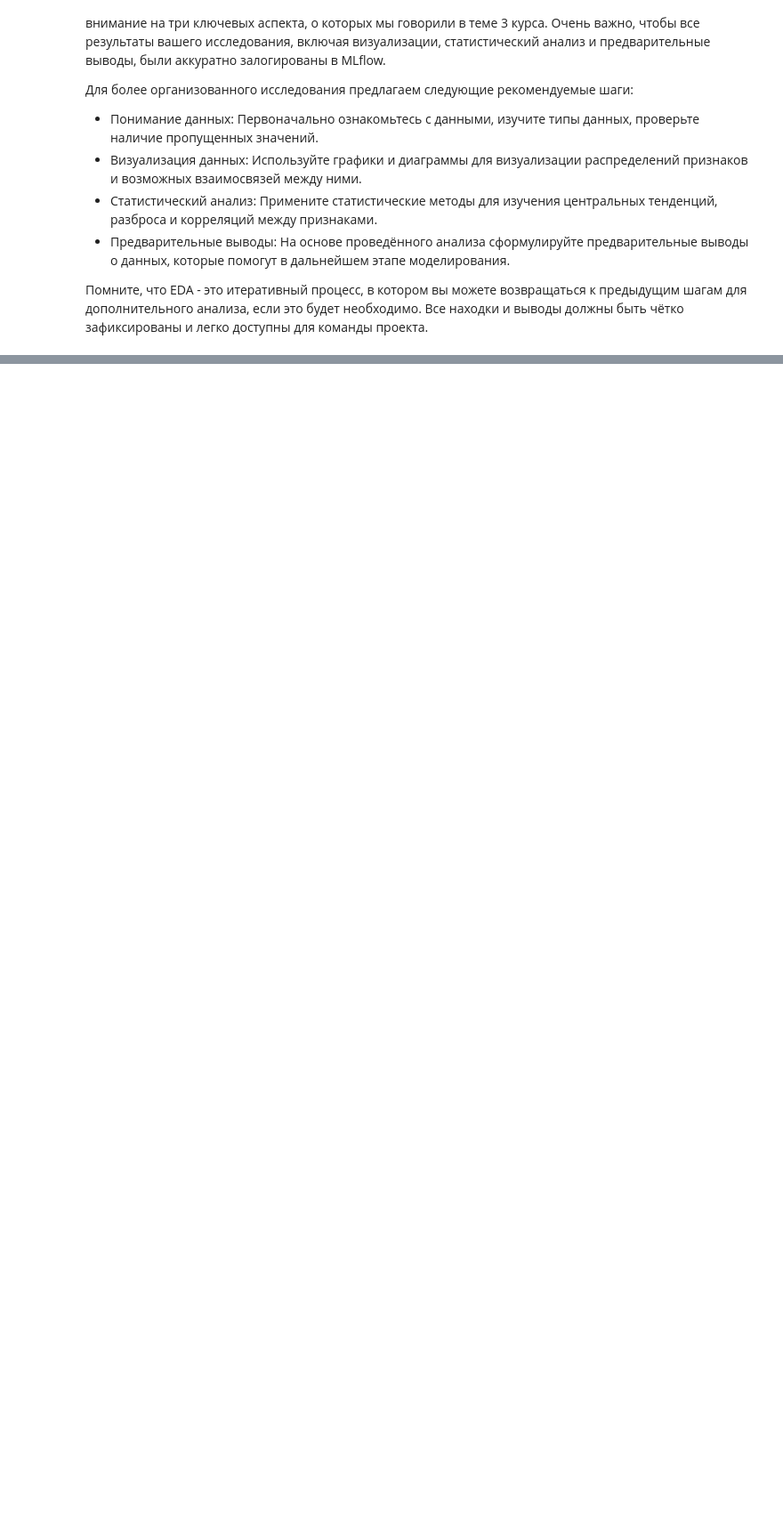
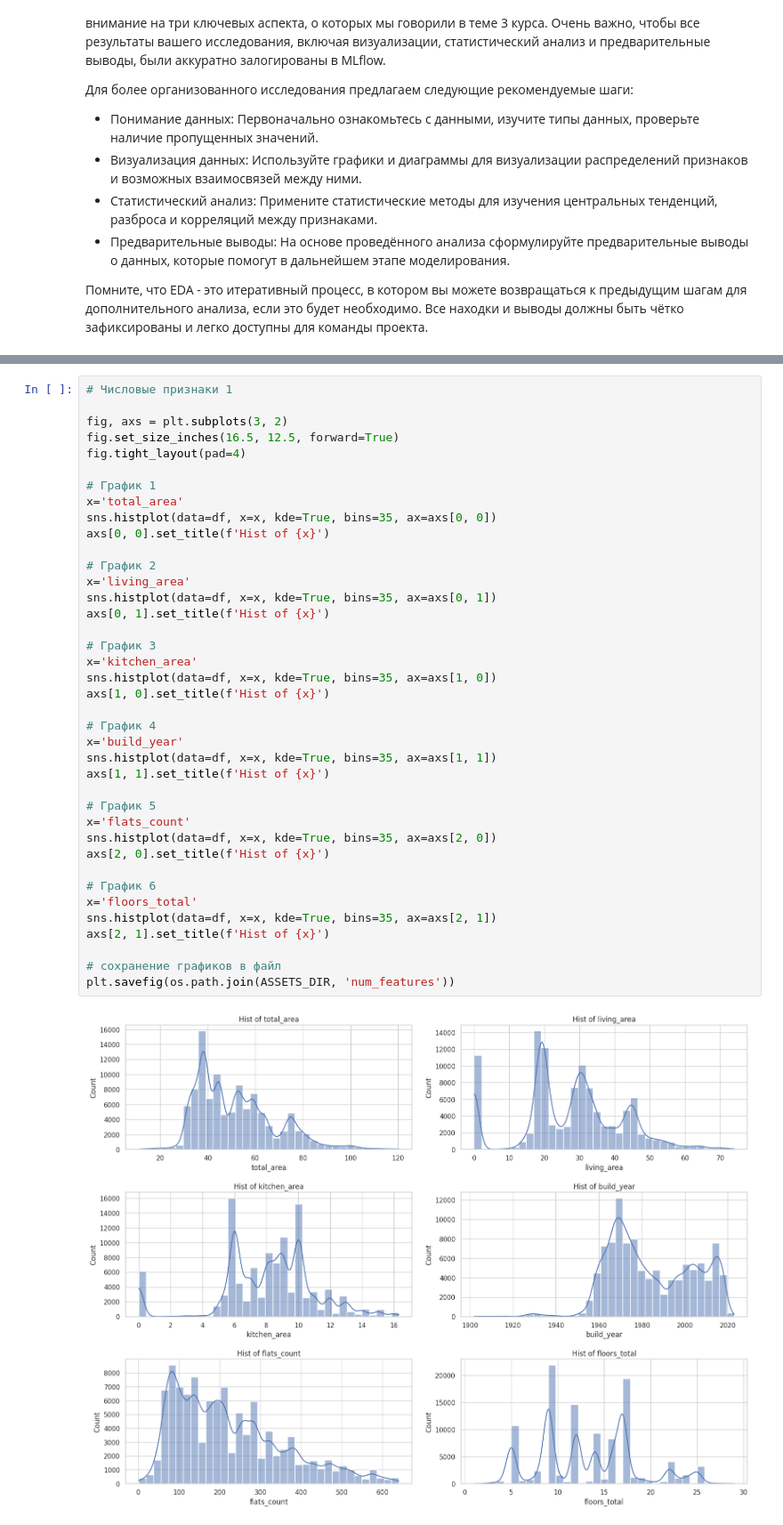
Before and after one commit to ozerge/mle-project-sprint-2-v001, a Jupyter notebook: model_improvement/project_template_sprint_2.ipynb, the cells around one changed output, grey strips where cells are left out. Shown at 89% size. Drawn from its saved outputs; the diff is of its cells as text; blank space fills up the shorter version.

```diff
--- a/model_improvement/project_template_sprint_2.ipynb
+++ b/model_improvement/project_template_sprint_2.ipynb
@@ -57,0 +196,41 @@
+# %%
+# Числовые признаки 1
+
+fig, axs = plt.subplots(3, 2)
+fig.set_size_inches(16.5, 12.5, forward=True)
+fig.tight_layout(pad=4)
+
+# График 1
+x='total_area'
+sns.histplot(data=df, x=x, kde=True, bins=35, ax=axs[0, 0])
+axs[0, 0].set_title(f'Hist of {x}')
+
+# График 2
+x='living_area'
+sns.histplot(data=df, x=x, kde=True, bins=35, ax=axs[0, 1])
+axs[0, 1].set_title(f'Hist of {x}')
+
+# График 3
+x='kitchen_area'
+sns.histplot(data=df, x=x, kde=True, bins=35, ax=axs[1, 0])
+axs[1, 0].set_title(f'Hist of {x}')
+
+# График 4
+x='build_year'
+sns.histplot(data=df, x=x, kde=True, bins=35, ax=axs[1, 1])
+axs[1, 1].set_title(f'Hist of {x}')
+
+# График 5
+x='flats_count'
+sns.histplot(data=df, x=x, kde=True, bins=35, ax=axs[2, 0])
+axs[2, 0].set_title(f'Hist of {x}')
+
+# График 6
+x='floors_total'
+sns.histplot(data=df, x=x, kde=True, bins=35, ax=axs[2, 1])
+axs[2, 1].set_title(f'Hist of {x}')
+
+# сохранение графиков в файл
+plt.savefig(os.path.join(ASSETS_DIR, 'num_features'))
+# %% [output]
+[figure, added]
```
Also changed, not shown: parts of 64 cells of this notebook, 9 other files.
